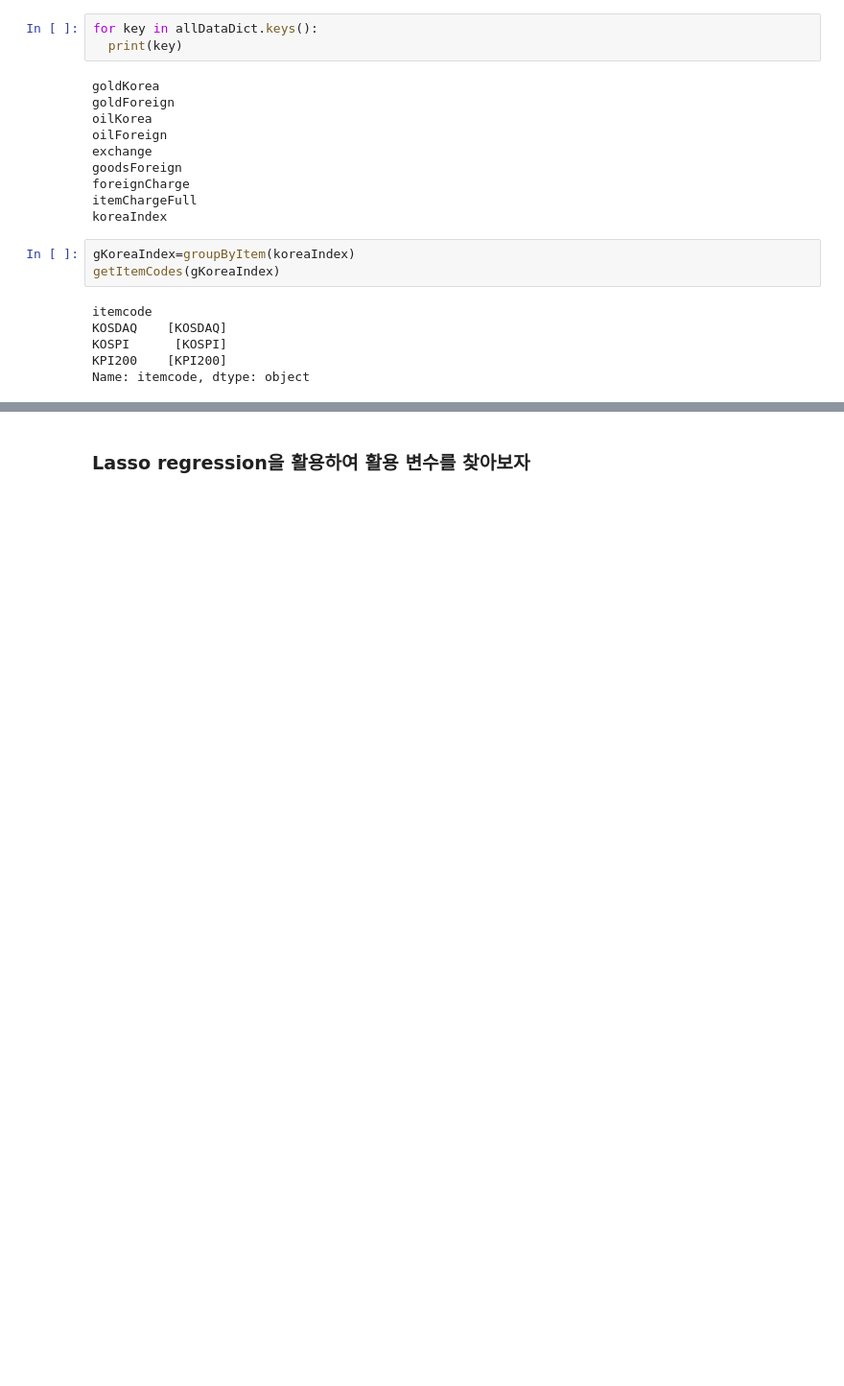
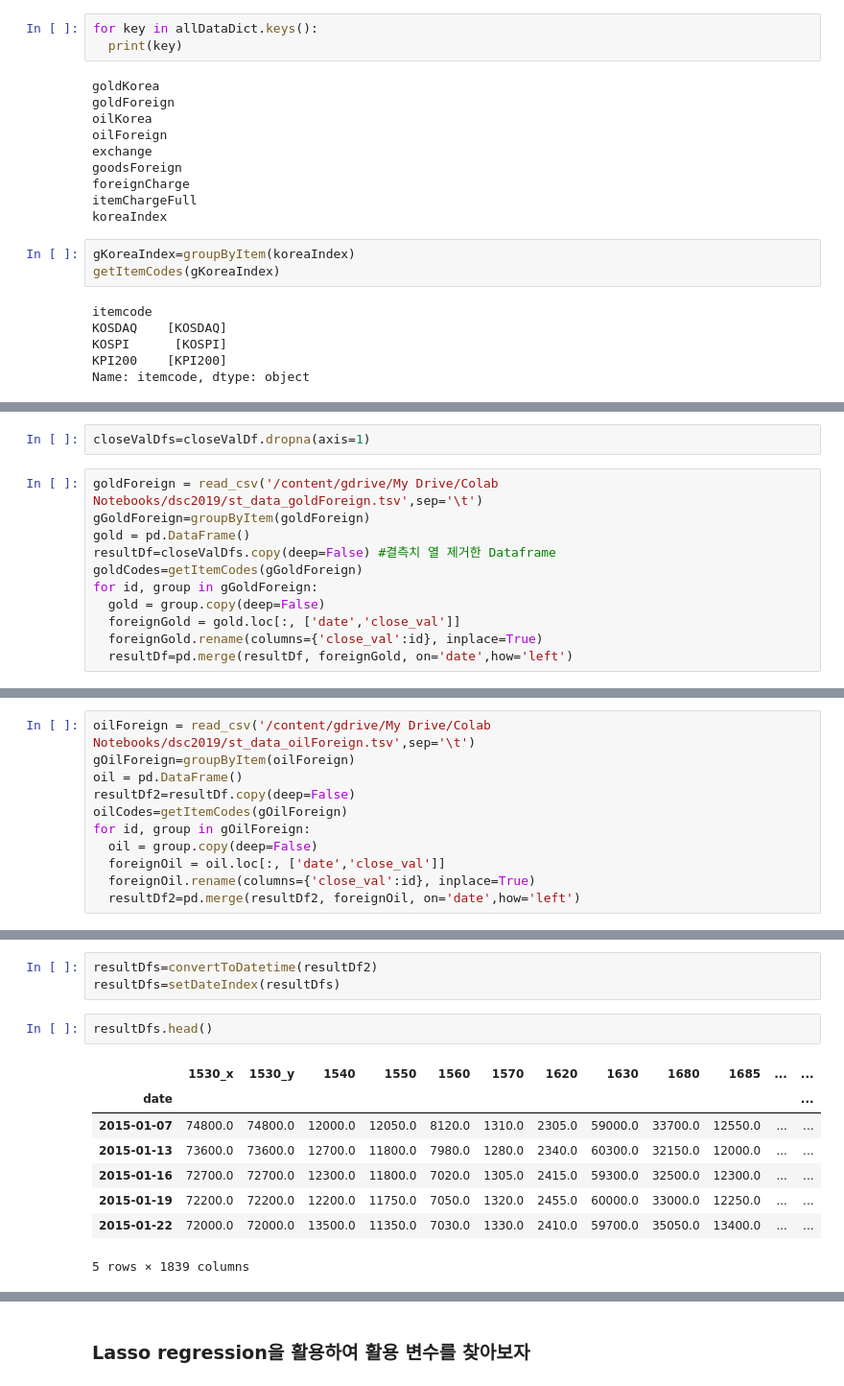
Before and after one commit to glee1228/DSC2019, a Jupyter notebook: dsc2019.ipynb, the cells around one changed output, grey strips where cells are left out. Shown at 96% size. Drawn from its saved outputs; the diff is of its cells as text; blank space fills up the shorter version.

```diff
--- a/dsc2019.ipynb
+++ b/dsc2019.ipynb
@@ -485,0 +536,13 @@ print(y_train.shape)
+# %%
+closeValDfs=closeValDf.dropna(axis=1)
+# %%
+goldForeign = read_csv('/content/gdrive/My Drive/Colab Notebooks/dsc2019/st_data_goldForeign.tsv',sep='\t')
+gGoldForeign=groupByItem(goldForeign)
+gold = pd.DataFrame()
+resultDf=closeValDfs.copy(deep=False) #결측치 열 제거한 Dataframe
+goldCodes=getItemCodes(gGoldForeign)
+for id, group in gGoldForeign:
+  gold = group.copy(deep=False)
+  foreignGold = gold.loc[:, ['date','close_val']]
+  foreignGold.rename(columns={'close_val':id}, inplace=True)
+  resultDf=pd.merge(resultDf, foreignGold, on='date',how='left')
@@ -485,0 +559,11 @@ print(y_train.shape)
+# %%
+oilForeign = read_csv('/content/gdrive/My Drive/Colab Notebooks/dsc2019/st_data_oilForeign.tsv',sep='\t')
+gOilForeign=groupByItem(oilForeign)
+oil = pd.DataFrame()
+resultDf2=resultDf.copy(deep=False)
+oilCodes=getItemCodes(gOilForeign)
+for id, group in gOilForeign:
+  oil = group.copy(deep=False)
+  foreignOil = oil.loc[:, ['date','close_val']]
+  foreignOil.rename(columns={'close_val':id}, inplace=True)
+  resultDf2=pd.merge(resultDf2, foreignOil, on='date',how='left')
@@ -485,0 +580,14 @@ print(y_train.shape)
+# %%
+resultDfs=convertToDatetime(resultDf2)
+resultDfs=setDateIndex(resultDfs)
+# %%
+resultDfs.head()
+# %% [output]
+|  | 1530_x | 1530_y | 1540 | 1550 | 1560 | 1570 | 1620 | 1630 | 1680 | 1685 | ... | ... |
+| date |  |  |  |  |  |  |  |  |  |  |  | ... |
+| 2015-01-07 | 74800.0 | 74800.0 | 12000.0 | 12050.0 | 8120.0 | 1310.0 | 2305.0 | 59000.0 | 33700.0 | 12550.0 | ... | ... |
+| 2015-01-13 | 73600.0 | 73600.0 | 12700.0 | 11800.0 | 7980.0 | 1280.0 | 2340.0 | 60300.0 | 32150.0 | 12000.0 | ... | ... |
+| 2015-01-16 | 72700.0 | 72700.0 | 12300.0 | 11800.0 | 7020.0 | 1305.0 | 2415.0 | 59300.0 | 32500.0 | 12300.0 | ... | ... |
+| 2015-01-19 | 72200.0 | 72200.0 | 12200.0 | 11750.0 | 7050.0 | 1320.0 | 2455.0 | 60000.0 | 33000.0 | 12250.0 | ... | ... |
+| 2015-01-22 | 72000.0 | 72000.0 | 13500.0 | 11350.0 | 7030.0 | 1330.0 | 2410.0 | 59700.0 | 35050.0 | 13400.0 | ... | ... |
+5 rows × 1839 columns
```
Also changed, not shown: parts of 32 cells of this notebook.
